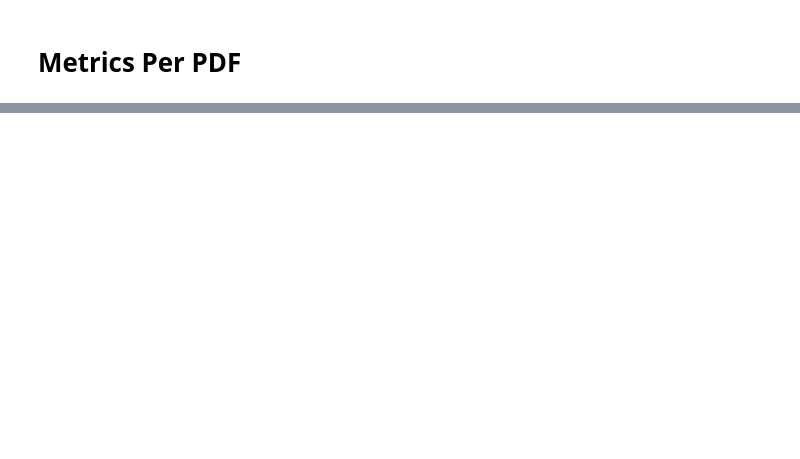
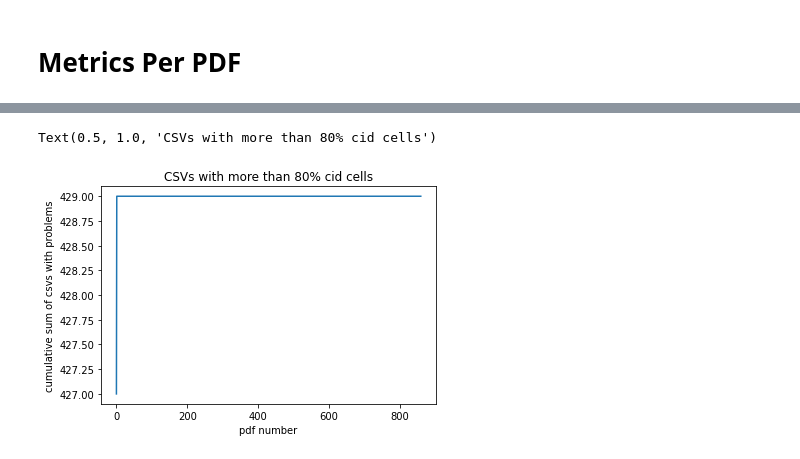
Before and after one commit to CER-REC/esa-data-bank_banque-donnees-ees, a Jupyter notebook: Codes/Section_04_Final_Data_Merge_and_Visualization/QA_metrics.ipynb, the cells around one changed output, grey strips where cells are left out. Drawn from its saved outputs; the diff is of its cells as text; code cells hidden in the pictures; blank space fills up the shorter version.

```diff
--- a/Codes/Section_04_Final_Data_Merge_and_Visualization/QA_metrics.ipynb
+++ b/Codes/Section_04_Final_Data_Merge_and_Visualization/QA_metrics.ipynb
@@ -150,0 +162,10 @@ df_pdf.sort_values('duplicate_%', ascending=False).head(10)
+# %%
+df_pdf = df_pdf.sort_values('qa_cid', ascending=False).reset_index(drop=True)
+df_pdf['qa_cid_acc'] = df_pdf['qa_cid'].cumsum()
+ax1 = df_pdf['qa_cid_acc'].plot()
+ax1.set_xlabel('pdf number')
+ax1.set_ylabel('cumulative sum of csvs with problems')
+ax1.set_title('CSVs with more than 80% cid cells')
+# %% [output]
+Text(0.5, 1.0, 'CSVs with more than 80% cid cells')
+[figure, added]
```
Also changed, not shown: parts of 40 cells of this notebook, 5 other files.
